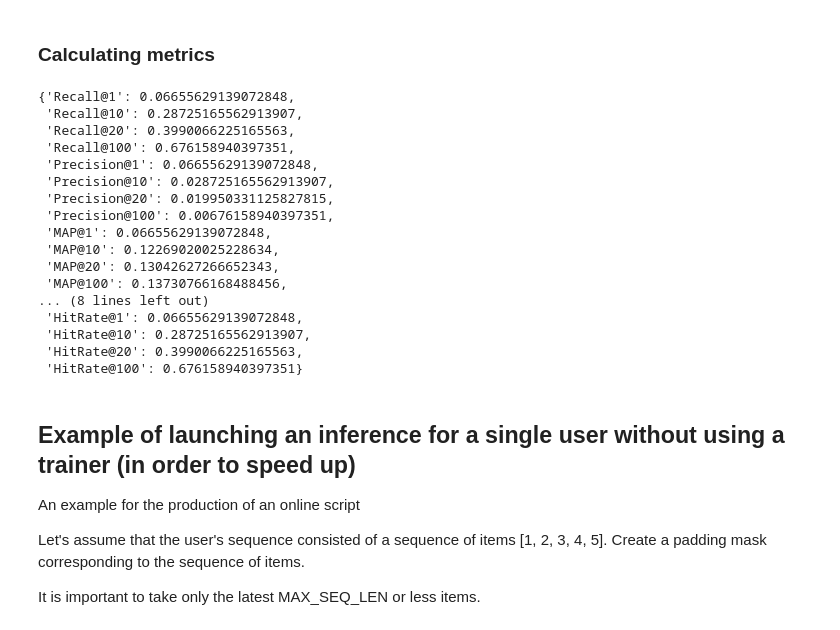
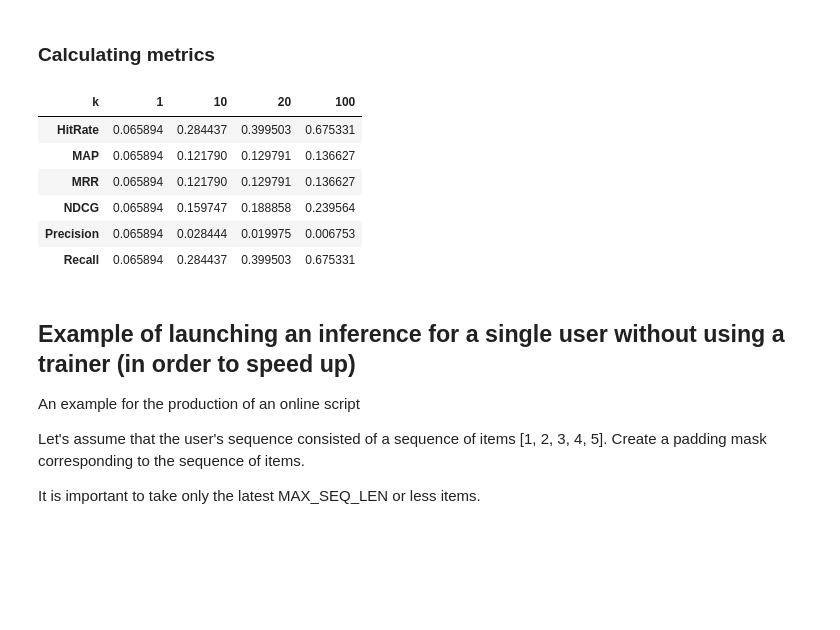
Before and after one commit to AILab-MLTools/RePlay, a Jupyter notebook: examples/09_sasrec_example.ipynb, the cells around one changed output. Cells and saved outputs as stored; diff of their text form; code cells hidden in the pictures; blank space fills up the shorter version.

```diff
--- a/examples/09_sasrec_example.ipynb
+++ b/examples/09_sasrec_example.ipynb
@@ -465,26 +465,16 @@ init_args = {"query_column": "user_id", "rating_column": "score"}
 result_metrics = OfflineMetrics(
     [Recall(TOPK), Precision(TOPK), MAP(TOPK), NDCG(TOPK), MRR(TOPK), HitRate(TOPK)], **init_args
 )(recommendations.toPandas(), raw_test_gt)
-# %%
-result_metrics
-# %% [output]
-{'Recall@1': 0.06655629139072848,
- 'Recall@10': 0.28725165562913907,
- 'Recall@20': 0.3990066225165563,
- 'Recall@100': 0.676158940397351,
- 'Precision@1': 0.06655629139072848,
- 'Precision@10': 0.028725165562913907,
- 'Precision@20': 0.019950331125827815,
- 'Precision@100': 0.00676158940397351,
- 'MAP@1': 0.06655629139072848,
- 'MAP@10': 0.12269020025228634,
- 'MAP@20': 0.13042627266652343,
- 'MAP@100': 0.13730766168488456,
-... (8 lines left out)
- 'HitRate@1': 0.06655629139072848,
- 'HitRate@10': 0.28725165562913907,
- 'HitRate@20': 0.3990066225165563,
- 'HitRate@100': 0.676158940397351}
+# %%
+metrics_to_df(result_metrics)
+# %% [output]
+| k | 1 | 10 | 20 | 100 |
+| HitRate | 0.065894 | 0.284437 | 0.399503 | 0.675331 |
+| MAP | 0.065894 | 0.121790 | 0.129791 | 0.136627 |
+| MRR | 0.065894 | 0.121790 | 0.129791 | 0.136627 |
+| NDCG | 0.065894 | 0.159747 | 0.188858 | 0.239564 |
+| Precision | 0.065894 | 0.028444 | 0.019975 | 0.006753 |
+| Recall | 0.065894 | 0.284437 | 0.399503 | 0.675331 |
 # %% [markdown]
 ## Example of launching an inference for a single user without using a trainer (in order to speed up)
 An example for the production of an online script
```
Also changed, not shown: parts of 8 cells of this notebook, 5 other files.
